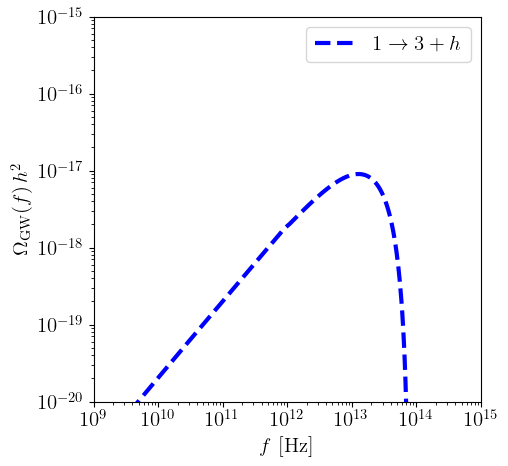
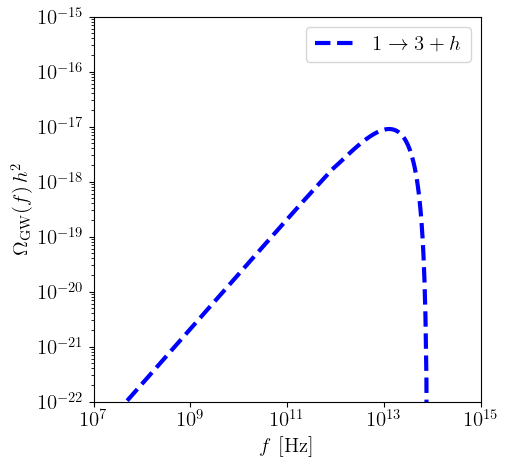
The change to this notebook cell's code, shown as a diff; its figure went from the first image to the second:
--- before
+++ after
@@ -1,3 +1,3 @@
-z_plot = np.logspace(-5, np.log10(0.999), 400)
+z_plot = np.logspace(-8, np.log10(0.999), 400)
 f_plot = fth * z_plot
 omega_plot = spectrum_omega_h2(f_plot, mphi, Trh)
@@ -13,6 +13,6 @@
 ax.set_ylabel(r'$\Omega_{\rm GW}(f)\,h^2$')
 # ax.grid(alpha=0.3, which="both")
-ax.set_xlim(1e9, 1e15)
-ax.set_ylim(1e-20, 1e-15)
+ax.set_xlim(1e7, 1e15)
+ax.set_ylim(1e-22, 1e-15)
 ax.legend()
 plt.show()

Commit: Add files via upload